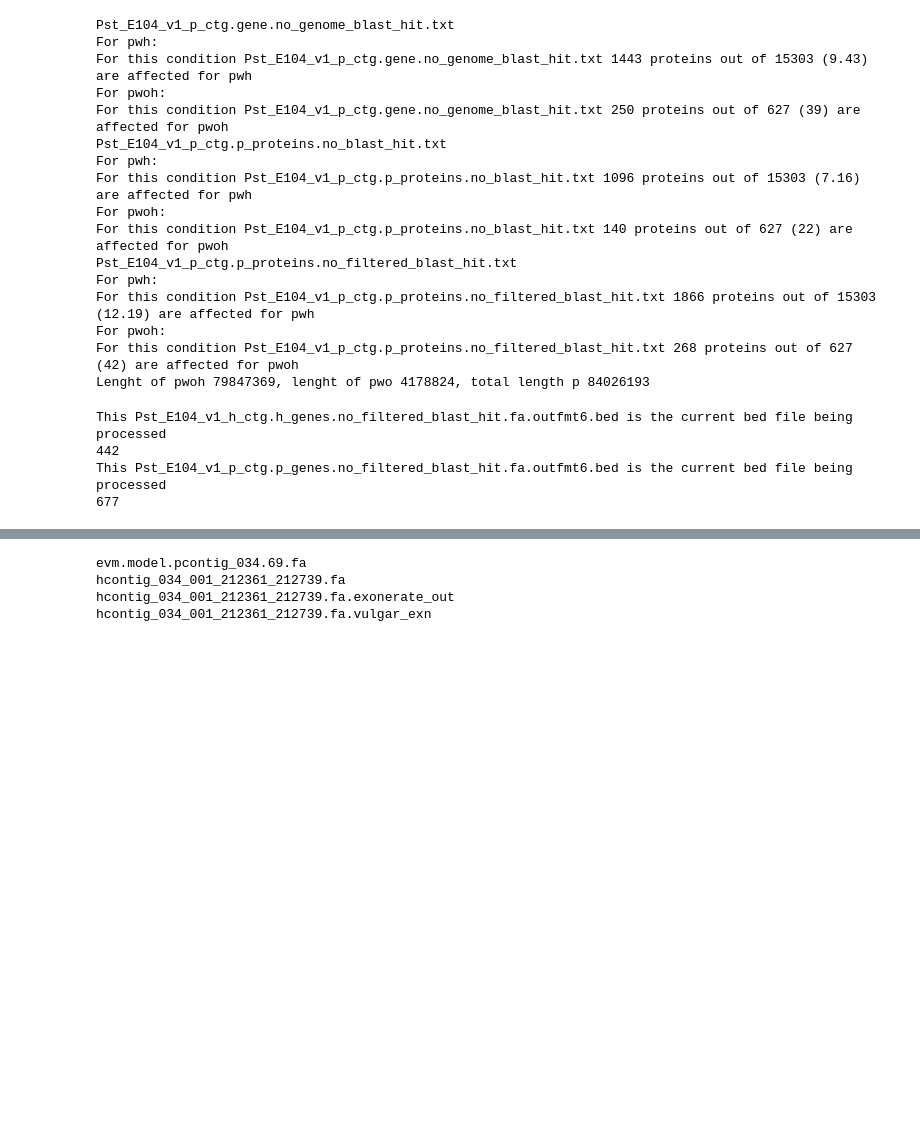
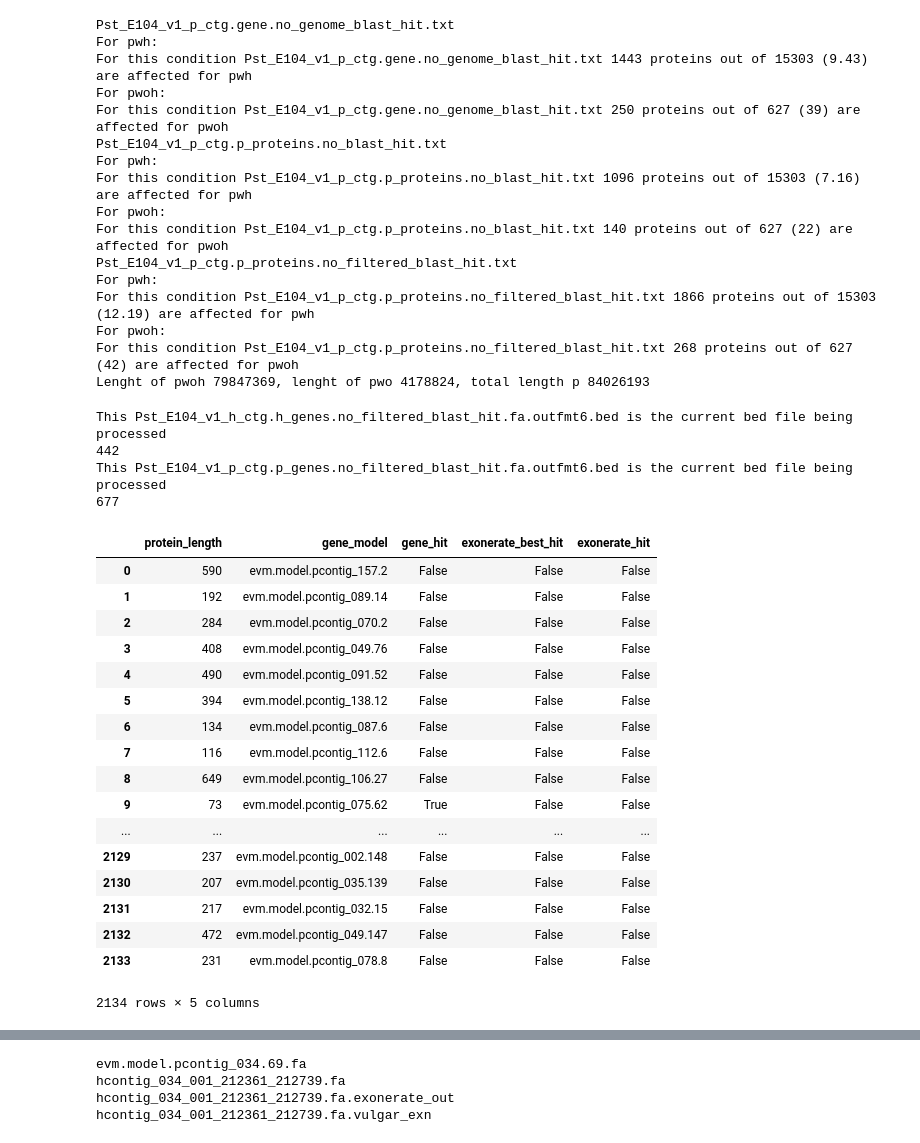
Before and after one commit to BenjaminSchwessinger/Pst_104E_analysis, a Jupyter notebook: 030202017_blastp_on_blast_p.ipynb, the cells around one changed output, grey strips where cells are left out. Cells and saved outputs as stored; diff of their text form; code cells hidden in the pictures; blank space fills up the shorter version.

Commit message:
updated script to contain exonerate vulgar filtering and new summary dataframe for no_filtered_blast hits

```diff
--- a/030202017_blastp_on_blast_p.ipynb
+++ b/030202017_blastp_on_blast_p.ipynb
@@ -278,6 +280,12 @@ Pst_E104_v1_h_ctg.h_proteins.no_filtered_blast_hit.txt
 Pst_E104_v1_p_ctg.p_proteins.no_filtered_blast_hit.txt
 blastn -db Pst_E104_v1_p_ctg.fa -query -Pst_E104_v1_h_ctg.h_genes.no_filtered_blast_hit.fa > Pst_E104_v1_h_ctg.h_genes.no_filtered_blast_hit.fa.outfmt6
 blastn -db Pst_E104_v1_h_ctg.fa -query -Pst_E104_v1_p_ctg.p_genes.no_filtered_blast_hit.fa > Pst_E104_v1_p_ctg.p_genes.no_filtered_blast_hit.fa.outfmt6
+# %%
+#make a dict of df out of the _genes.no_filtered_blast_hit.fa.outfmt6.bed files this can be used later on for
+#summary purposes and such
+nfb_gene_blast_bed_df_filtered_dict = {}
+for file in nfb_gene_blast_bed_df_filtered:
+    nfb_gene_blast_bed_df_filtered_dict[file.split('.')[0]] = pd.read_csv(file, header = None, sep='\t')
 # %%
 !cut -f4 Pst_E104_v1_p_ctg.p_genes.no_filtered_blast_hit.fa.outfmt6.bed | sort | uniq | wc -l
 # %% [output]
@@ -572,7 +612,7 @@ for key in protein_keys:
     out_exonerate.write('cd %s\n'% (new_folder))
     for seq in protein_dict_nfb_bhits[p_key]:
         target_file_name = seq.id + '.fa'
-        out_exonerate.write('exonerate --model protein2genome --percent 20 -q %s -t %s --showalignment -S > %s.vulgar_exn\n'\
+        out_exonerate.write('exonerate --model protein2genome --percent 20 -q %s -t %s --showalignment -S > %s.exn\n'\
                            %(protein_file_name, target_file_name,target_file_name ))
 out_exonerate.write('cd %s\n' %(working_dir))
 out_exonerate.close()
@@ -578,0 +665,45 @@ out_exonerate.close()
+# %%
+#now add colum to the dataframe if or not a protein sequence could be aligned back to the gene blast hit using exonerate
+#plus a column that describes the best exonerate hit
+keys = no_filtered_blast_dict.keys()
+for key in keys:
+    tmp_gene_hit_df = ''
+    #get the right df from no_filtered_gene_blast_hits
+    tmp_exonerate_dict_df = pd.DataFrame.from_dict(exonerate_dict, orient='index')
+    tmp_exonerate_dict_df['gene_model'] = tmp_exonerate_dict_df.index
+    tmp_exonerate_dict_df.rename(columns={0:'exonerate_hit'}, inplace=True)
+    tmp_exonerate_dict_df.reset_index(inplace=True, drop=True)
+    tmp_exonerate_best_hit_dict_df = pd.DataFrame.from_dict(exonerate_best_hit_dict, orient='index')
+    tmp_exonerate_best_hit_dict_df['gene_model'] = tmp_exonerate_best_hit_dict_df.index
+    tmp_exonerate_best_hit_dict_df.rename(columns={0:'exonerate_best_hit'}, inplace=True)
+    tmp_exonerate_best_hit_dict_df.reset_index(inplace=True, drop=True)
+    tmp_exonerate_df = pd.merge(tmp_exonerate_best_hit_dict_df,tmp_exonerate_dict_df)
+
+    tmp_exonerate_df.reset_index(inplace=True, drop=True)
+    if 'h_ctg' in key:
+        tmp_exonerate_df = tmp_exonerate_df[tmp_exonerate_df.gene_model.str.contains('hcontig')]
+    else:
+        tmp_exonerate_df =tmp_exonerate_df[tmp_exonerate_df.gene_model.str.contains('pcontig')]
+    tmp_exonerate_df.reset_index(inplace=True, drop=True)
+    no_filtered_blast_sdf[key]= pd.merge( no_filtered_blast_sdf[key],tmp_exonerate_df, how='outer').fillna(value=False)
+# %%
+no_filtered_blast_sdf[key]
+# %% [output]
+|  | protein_length | gene_model | gene_hit | exonerate_best_hit | exonerate_hit |
+| 0 | 590 | evm.model.pcontig_157.2 | False | False | False |
+| 1 | 192 | evm.model.pcontig_089.14 | False | False | False |
+| 2 | 284 | evm.model.pcontig_070.2 | False | False | False |
+| 3 | 408 | evm.model.pcontig_049.76 | False | False | False |
+| 4 | 490 | evm.model.pcontig_091.52 | False | False | False |
+| 5 | 394 | evm.model.pcontig_138.12 | False | False | False |
+| 6 | 134 | evm.model.pcontig_087.6 | False | False | False |
+| 7 | 116 | evm.model.pcontig_112.6 | False | False | False |
+| 8 | 649 | evm.model.pcontig_106.27 | False | False | False |
+| 9 | 73 | evm.model.pcontig_075.62 | True | False | False |
+| ... | ... | ... | ... | ... | ... |
+| 2129 | 237 | evm.model.pcontig_002.148 | False | False | False |
+| 2130 | 207 | evm.model.pcontig_035.139 | False | False | False |
+| 2131 | 217 | evm.model.pcontig_032.15 | False | False | False |
+| 2132 | 472 | evm.model.pcontig_049.147 | False | False | False |
+| 2133 | 231 | evm.model.pcontig_078.8 | False | False | False |
+2134 rows × 5 columns
```
Also changed, not shown: parts of 20 cells of this notebook.
